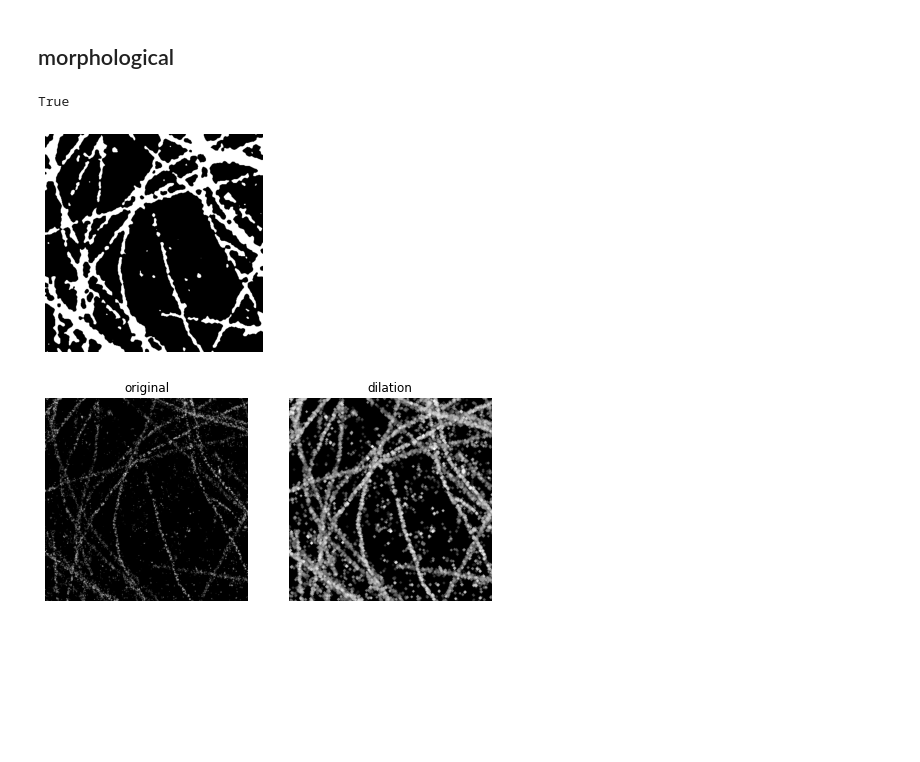
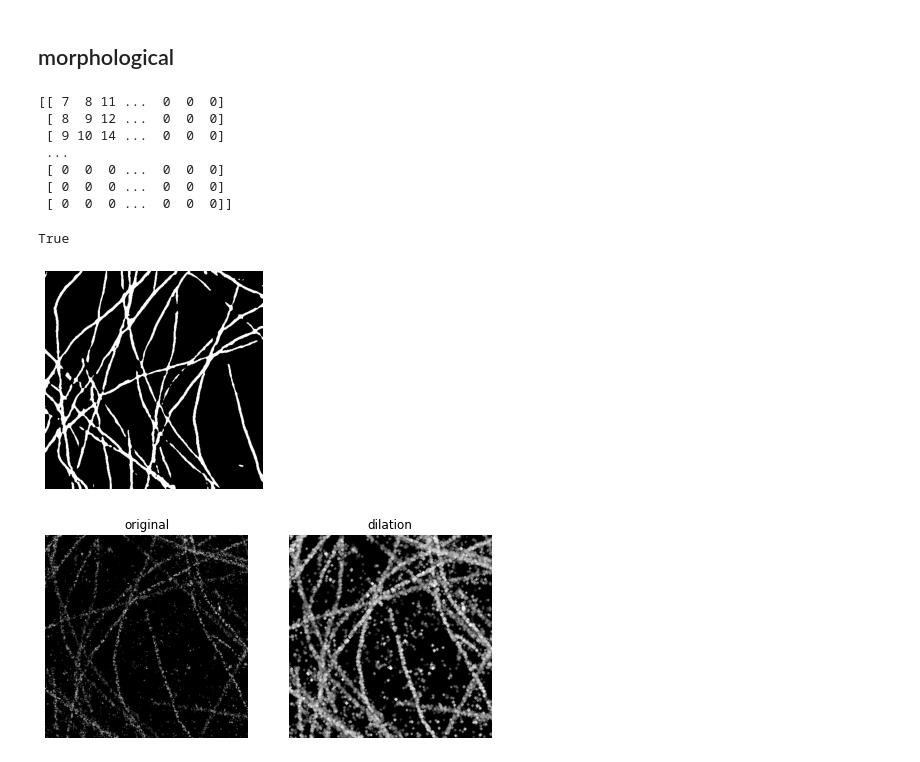
Before and after one commit to androbaza/smlm-seg, a Jupyter notebook: SMLM_image_preprocessing.ipynb, the cells around one changed output. Drawn from its saved outputs; the diff is of its cells as text; code cells hidden in the pictures; blank space fills up the shorter version.

```diff
--- a/SMLM_image_preprocessing.ipynb
+++ b/SMLM_image_preprocessing.ipynb
@@ -33,19 +126,30 @@ def binarize(img):
 # %%
 # TODO: Otsu's Binarization
 
 
-# img = cv2.imread('/content/12.png', 0)
-img = opened
-blur = cv2.GaussianBlur(img,(11,11),0)
+# img = cv2.imread('/content/drive/MyDrive/ANet2/ANNA-PALM/test_workdir_exp1/outputs2/grey_A_2.png_reco_B_b0_i0.tif', 0)
+# img = opened
+img = skimage.io.imread('/content/drive/MyDrive/ANet2/ANNA-PALM/test_workdir_exp1/outputs2/grey_A_2.png_reco_B_b0_i0.tif', as_gray=1)
+# print(blur.shape)
+# img = create_mask(img2).astype(np.uint8)
+blur = (cv2.GaussianBlur(img,(7,7),0)*255).astype(np.uint8)
+print(blur)
 ret, fig = cv2.threshold(blur,0,255,cv2.THRESH_BINARY+cv2.THRESH_OTSU)
 plt.axis('off')
 plt.imshow(fig, cmap='gray')
 # plt.savefig("1mask.png", bbox_inches='tight')
 cv2.imwrite("tub-11x11-closing-disk4.png", fig)
 # plt.show()
 # %% [output]
-True
+[[ 7  8 11 ...  0  0  0]
+ [ 8  9 12 ...  0  0  0]
+ [ 9 10 14 ...  0  0  0]
+ ...
+ [ 0  0  0 ...  0  0  0]
+ [ 0  0  0 ...  0  0  0]
+ [ 0  0  0 ...  0  0  0]]
+True
-[figure, old version]
+[figure, new version]
 # %%
 element = np.array([[0,0,0],
                     [0,1,0],
```
Also changed, not shown: parts of 47 cells of this notebook.
